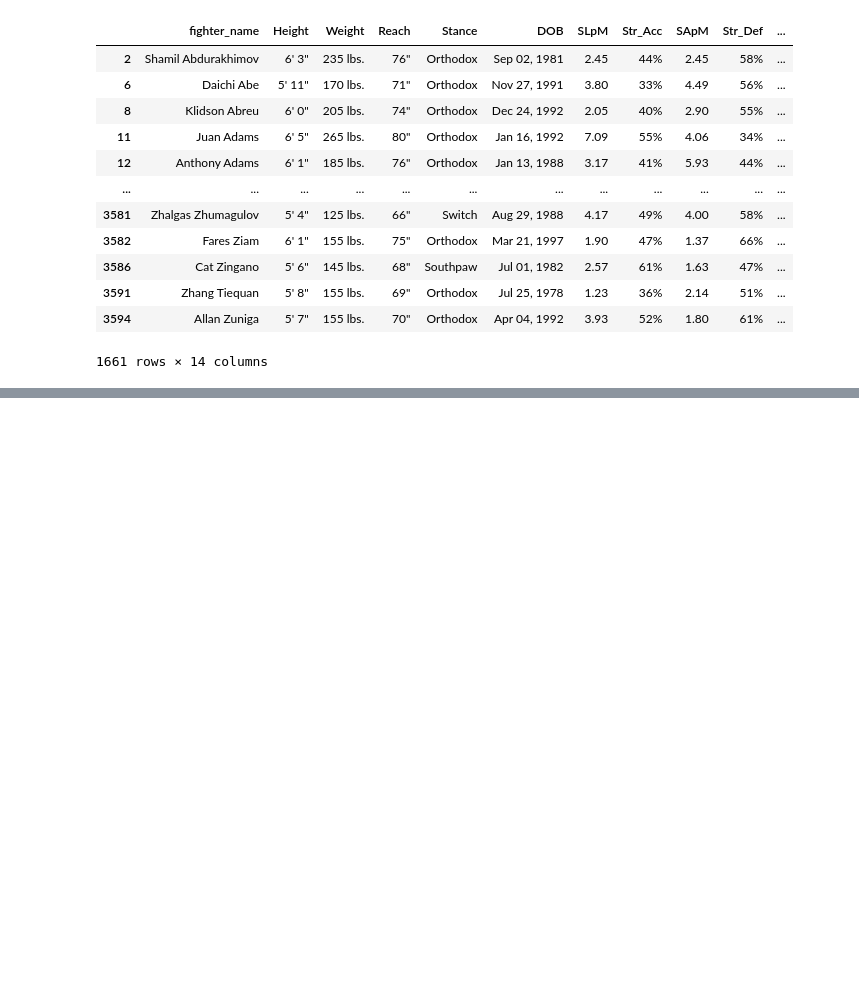
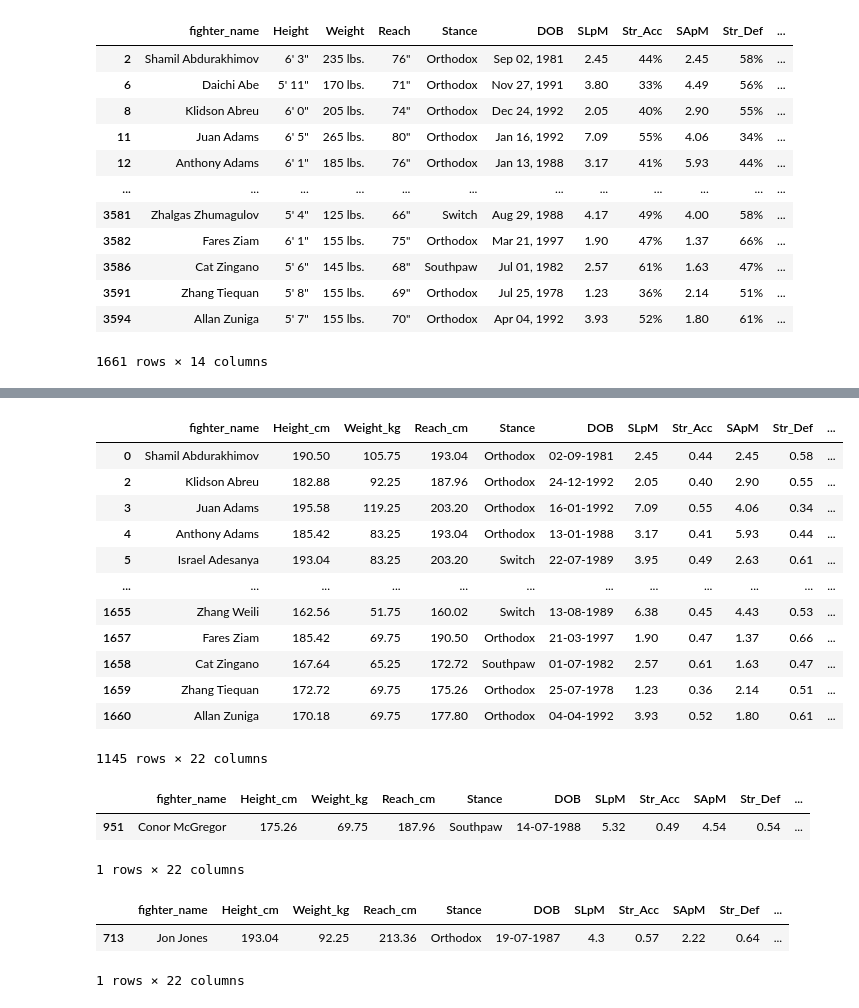
Before and after one commit to FlawlessAfro/ML_fight_prediction, a Jupyter notebook: silver/transformfighter.ipynb, the cells around one changed output, grey strips where cells are left out. Drawn from its saved outputs; the diff is of its cells as text; code cells hidden in the pictures; blank space fills up the shorter version.

```diff
--- a/silver/transformfighter.ipynb
+++ b/silver/transformfighter.ipynb
@@ -96,2 +112,30 @@ df_copy['WinRatio'] = df_copy['wins']/(df_copy['losses']+1)
+# %%
+df_copy
+# %% [output]
+|  | fighter_name | Height_cm | Weight_kg | Reach_cm | Stance | DOB | SLpM | Str_Acc | SApM | Str_Def | ... |
+| 0 | Shamil Abdurakhimov | 190.50 | 105.75 | 193.04 | Orthodox | 02-09-1981 | 2.45 | 0.44 | 2.45 | 0.58 | ... |
+| 2 | Klidson Abreu | 182.88 | 92.25 | 187.96 | Orthodox | 24-12-1992 | 2.05 | 0.40 | 2.90 | 0.55 | ... |
+| 3 | Juan Adams | 195.58 | 119.25 | 203.20 | Orthodox | 16-01-1992 | 7.09 | 0.55 | 4.06 | 0.34 | ... |
+| 4 | Anthony Adams | 185.42 | 83.25 | 193.04 | Orthodox | 13-01-1988 | 3.17 | 0.41 | 5.93 | 0.44 | ... |
+| 5 | Israel Adesanya | 193.04 | 83.25 | 203.20 | Switch | 22-07-1989 | 3.95 | 0.49 | 2.63 | 0.61 | ... |
+| ... | ... | ... | ... | ... | ... | ... | ... | ... | ... | ... | ... |
+| 1655 | Zhang Weili | 162.56 | 51.75 | 160.02 | Switch | 13-08-1989 | 6.38 | 0.45 | 4.43 | 0.53 | ... |
+| 1657 | Fares Ziam | 185.42 | 69.75 | 190.50 | Orthodox | 21-03-1997 | 1.90 | 0.47 | 1.37 | 0.66 | ... |
+| 1658 | Cat Zingano | 167.64 | 65.25 | 172.72 | Southpaw | 01-07-1982 | 2.57 | 0.61 | 1.63 | 0.47 | ... |
+| 1659 | Zhang Tiequan | 172.72 | 69.75 | 175.26 | Orthodox | 25-07-1978 | 1.23 | 0.36 | 2.14 | 0.51 | ... |
+| 1660 | Allan Zuniga | 170.18 | 69.75 | 177.80 | Orthodox | 04-04-1992 | 3.93 | 0.52 | 1.80 | 0.61 | ... |
+1145 rows × 22 columns
+# %%
+jonjones= df_copy[df_copy['fighter_name']== 'Conor McGregor']
+jonjones
+# %% [output]
+|  | fighter_name | Height_cm | Weight_kg | Reach_cm | Stance | DOB | SLpM | Str_Acc | SApM | Str_Def | ... |
+| 951 | Conor McGregor | 175.26 | 69.75 | 187.96 | Southpaw | 14-07-1988 | 5.32 | 0.49 | 4.54 | 0.54 | ... |
+1 rows × 22 columns
 # %%
-df_copy['fighter_name']= 'Jon Jones'
+jonjones= df_copy[df_copy['fighter_name']== 'Jon Jones']
+jonjones
+# %% [output]
+|  | fighter_name | Height_cm | Weight_kg | Reach_cm | Stance | DOB | SLpM | Str_Acc | SApM | Str_Def | ... |
+| 713 | Jon Jones | 193.04 | 92.25 | 213.36 | Orthodox | 19-07-1987 | 4.3 | 0.57 | 2.22 | 0.64 | ... |
+1 rows × 22 columns
```
Also changed, not shown: parts of 1 cell of this notebook.
